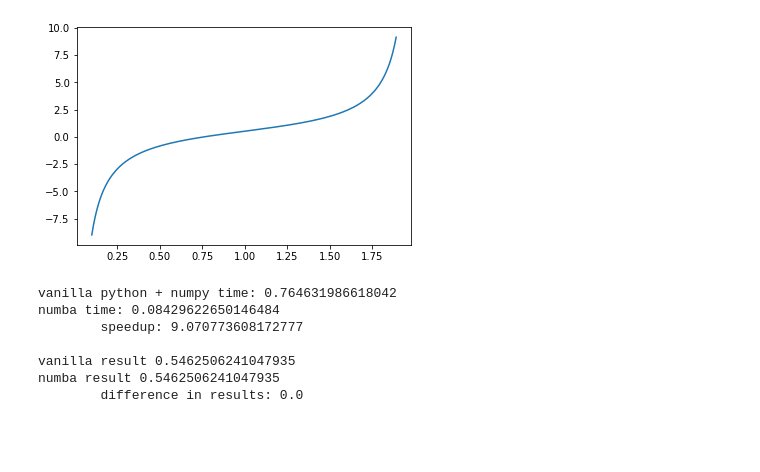
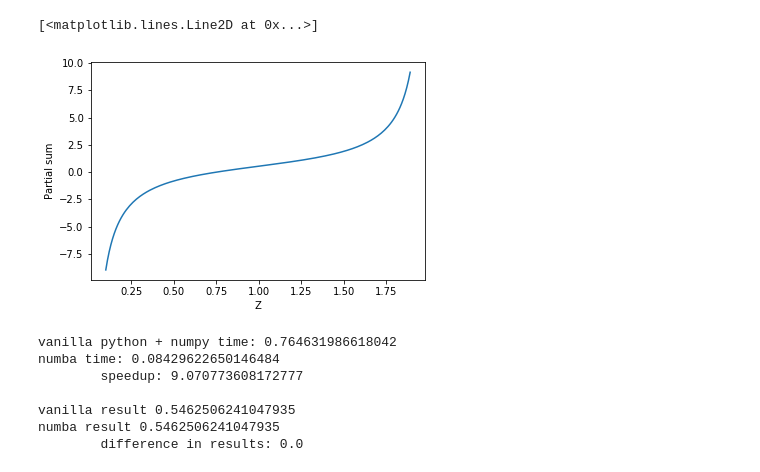
Before and after one commit to anuramat/comp_algos, a Jupyter notebook: series.ipynb, the cells around one changed output. Saved outputs shown, nothing was run; the diff lists cells and outputs as text; code cells hidden in the pictures; blank space fills up the shorter version.

Commit message:
updated the plots

```diff
--- a/series.ipynb
+++ b/series.ipynb
@@ -54,10 +47,16 @@ def faster_sum_numba(z, epsilon):
         result = result + ((1/(k*k-k-z))*(k*k)-1)/(k*k)
 
     return result
-# %%
-myplot(faster_sum_numba,10**-2)
-# %% [output]
-[figure, removed]
+# %%
+x = np.arange(0.1, 1.9, 0.01)
+y = [faster_sum_numba(i, 10**-6) for i in x]
+
+plt.ylabel('Partial sum')
+plt.xlabel('Z')
+plt.plot(x,y)
+# %% [output]
+[<matplotlib.lines.Line2D at 0x...>]
+[figure, added]
 # %%
 # measure speed up from using numba
 
```
Also changed, not shown: parts of 6 cells of this notebook.
